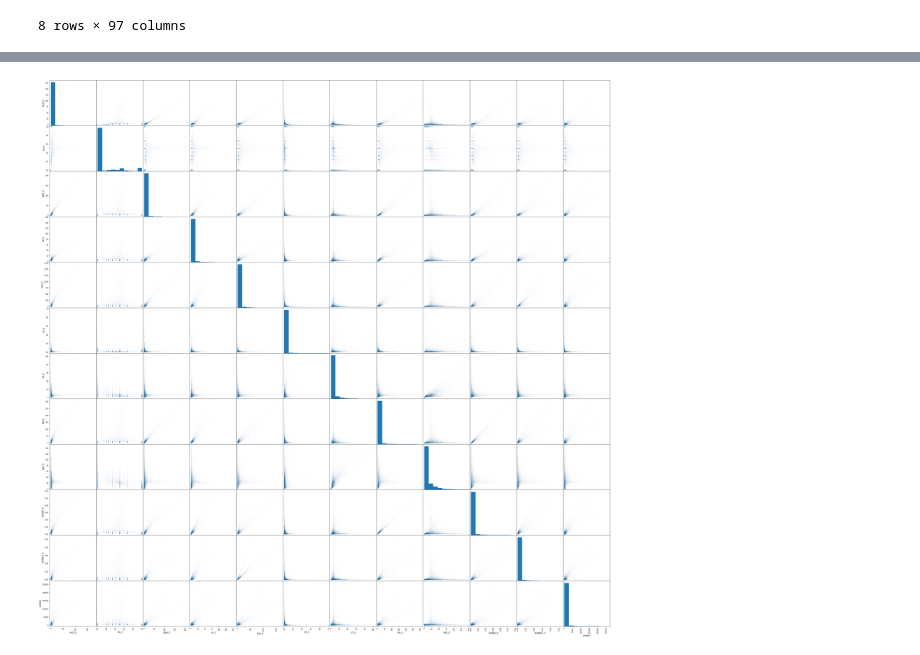
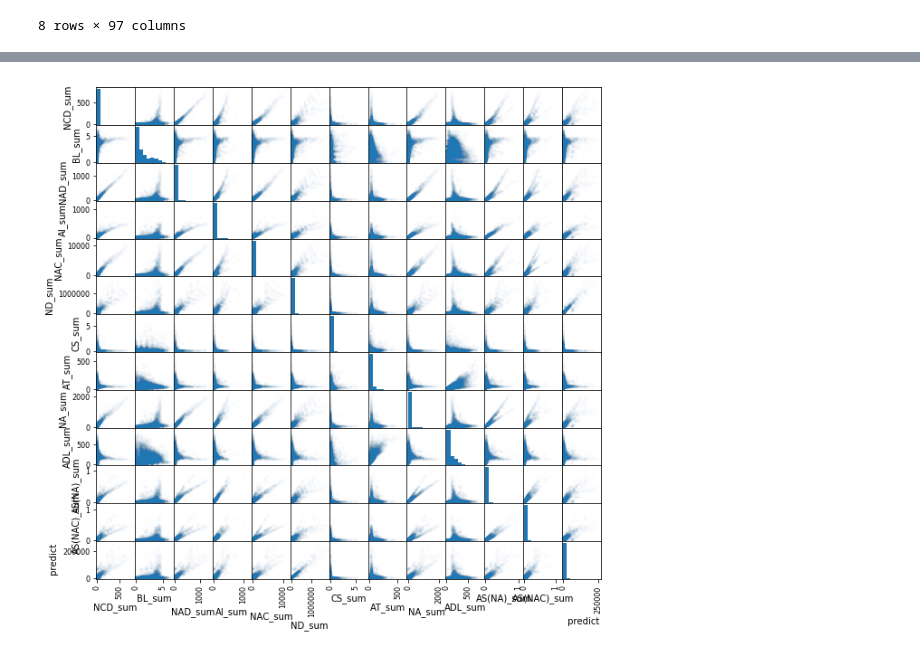
Before and after one commit to arechesk/MachineLearningCourse, a Jupyter notebook: Д.З 1/HW1.ipynb, the cells around one changed output, grey strips where cells are left out. Cells and saved outputs as stored; diff of their text form; code cells hidden in the pictures.

```diff
--- a/Д.З 1/HW1.ipynb
+++ b/Д.З 1/HW1.ipynb
@@ -88,11 +70,25 @@ Index(['NCD_0', ' NCD_1', ' NCD_2', ' NCD_3', ' NCD_4', ' NCD_5', ' NCD_6',
        ' AS(NAC)_3', ' AS(NAC)_4', ' AS(NAC)_5', ' AS(NAC)_6', ' AS(NAC)_7',
        ' predict'],
       dtype='object')
-# %%
-data=data[["NCD_0"," BL_0"," NAD_0"," AI_0"," NAC_0"," CS_0"," AT_0"," NA_0"," ADL_0"," AS(NA)_0"," AS(NAC)_0"," predict"]]
+# %%
+#data=data[["NCD_0"," BL_0"," NAD_0"," AI_0"," NAC_0"," CS_0"," AT_0"," NA_0"," ADL_0"," AS(NA)_0"," AS(NAC)_0"," predict"]]
+data["NCD_sum"]=np.sum(data[["NCD_0"," NCD_1"," NCD_2"," NCD_3"," NCD_4"," NCD_5"," NCD_6", " NCD_7"]],axis=1)
+data["BL_sum"]=np.sum(data[[" BL_0"," BL_1"," BL_2"," BL_3"," BL_4"," BL_5"," BL_6", " BL_7"]],axis=1)
+data["NAD_sum"]=np.sum(data[[" NAD_0"," NAD_1"," NAD_2"," NAD_3"," NAD_4"," NAD_5"," NAD_6", " NAD_7"]],axis=1)
+data["AI_sum"]=np.sum(data[[" AI_0"," AI_1"," AI_2"," AI_3"," AI_4"," AI_5"," AI_6", " AI_7"]],axis=1)
+data["NAC_sum"]=np.sum(data[[" NAC_0"," NAC_1"," NAC_2"," NAC_3"," NAC_4"," NAC_5"," NAC_6", " NAC_7"]],axis=1)
+data["ND_sum"]=np.sum(data[[" ND_0"," ND_1"," ND_2"," ND_3"," ND_4"," ND_5"," ND_6", " ND_7"]],axis=1)
+data["CS_sum"]=np.sum(data[[" CS_0"," CS_1"," CS_2"," CS_3"," CS_4"," CS_5"," CS_6", " CS_7"]],axis=1)
+data["AT_sum"]=np.sum(data[[" AT_0"," AT_1"," AT_2"," AT_3"," AT_4"," AT_5"," AT_6", " AT_7"]],axis=1)
+data["NA_sum"]=np.sum(data[[" NA_0"," NA_1"," NA_2"," NA_3"," NA_4"," NA_5"," NA_6", " NA_7"]],axis=1)
+data["ADL_sum"]=np.sum(data[[" ADL_0"," ADL_1"," ADL_2"," ADL_3"," ADL_4"," ADL_5"," ADL_6", " ADL_7"]],axis=1)
+data["AS(NA)_sum"]=np.sum(data[[" AS(NA)_0"," AS(NA)_1"," AS(NA)_2"," AS(NA)_3"," AS(NA)_4"," AS(NA)_5"," AS(NA)_6", " AS(NA)_7"]],axis=1)
+data["AS(NAC)_sum"]=np.sum(data[[" AS(NAC)_0"," AS(NAC)_1"," AS(NAC)_2"," AS(NAC)_3"," AS(NAC)_4"," AS(NAC)_5"," AS(NAC)_6", " AS(NAC)_7"]],axis=1)
+# %%
+data=data[["NCD_sum","BL_sum","NAD_sum","AI_sum","NAC_sum","ND_sum","CS_sum","AT_sum","NA_sum","ADL_sum","AS(NA)_sum","AS(NAC)_sum"," predict"]]
 # %%
 from pandas.plotting import scatter_matrix
-scatter_matrix(data, alpha = .01, figsize = (50, 50))
+scatter_matrix(data, alpha = .01, figsize = (10, 10))
 pass
 # %% [output]
-[figure, old version]
+[figure, new version]
```
Also changed, not shown: parts of 17 cells of this notebook.
